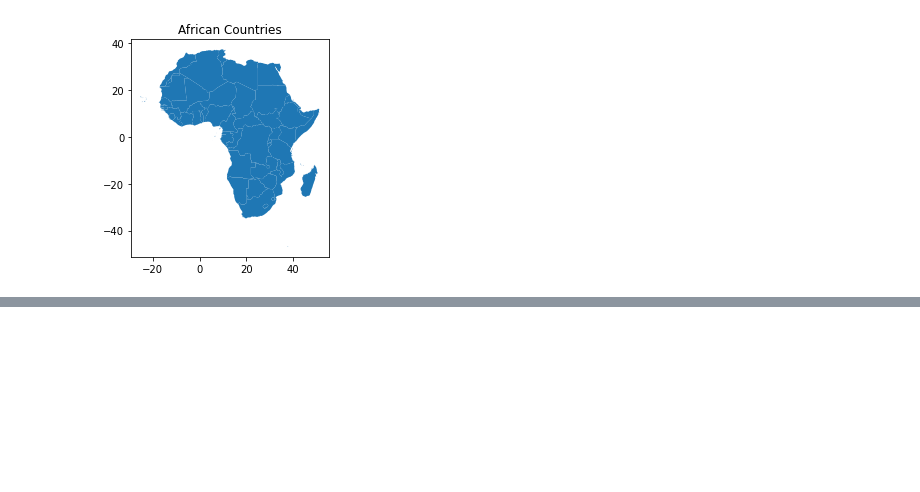
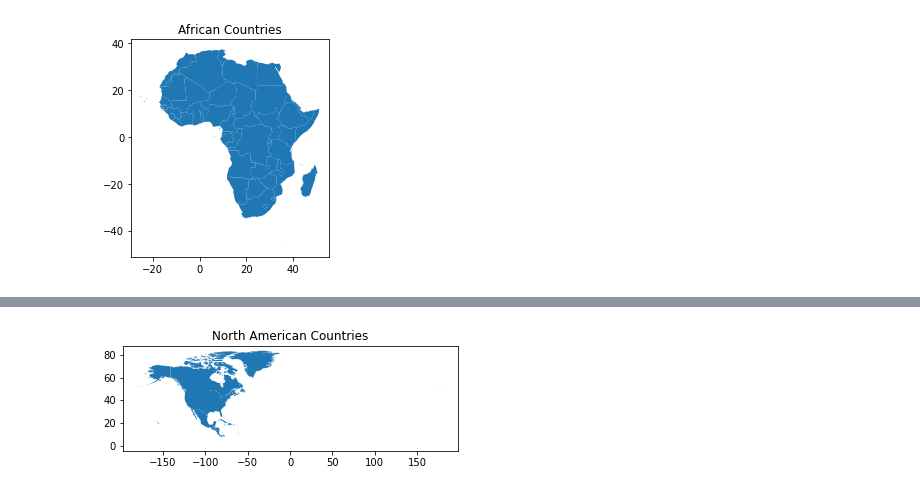
Before and after one commit to JasonHunter95/Ebola-Project, a Jupyter notebook: pandemicVisualization.ipynb, the cells around one changed output, grey strips where cells are left out. Cells and saved outputs as stored; diff of their text form; code cells hidden in the pictures; blank space fills up the shorter version.

```diff
--- a/pandemicVisualization.ipynb
+++ b/pandemicVisualization.ipynb
@@ -136,0 +207,8 @@ europe.plot()
+# %%
+# Mapping the countries in North America
+NorthAmerica = gpd.read_file("data/shapes/northAmericanCountries/NorthAmerica.shp")
+NorthAmerica.plot()
+plt.title("North American Countries")
+plt.show()
+# %% [output]
+[figure, added]
```
Also changed, not shown: parts of 13 cells of this notebook, 2 other files.
